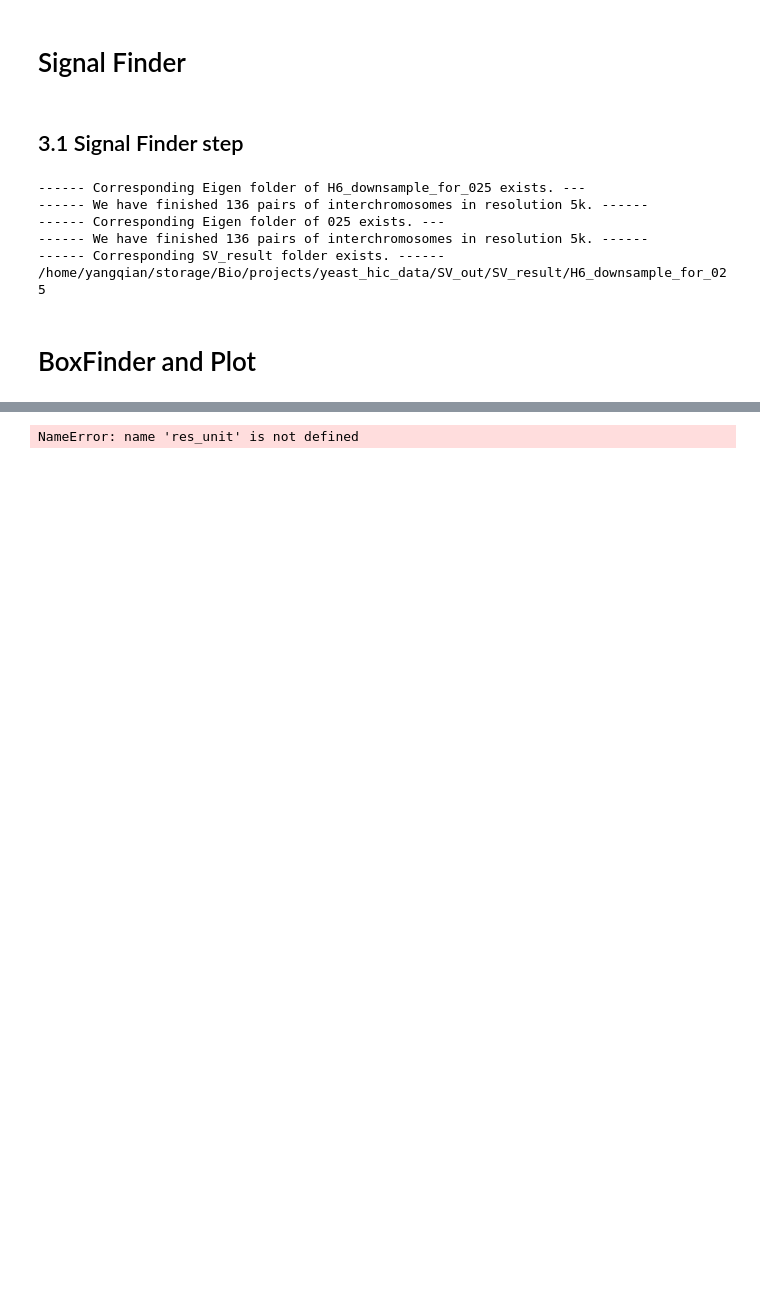
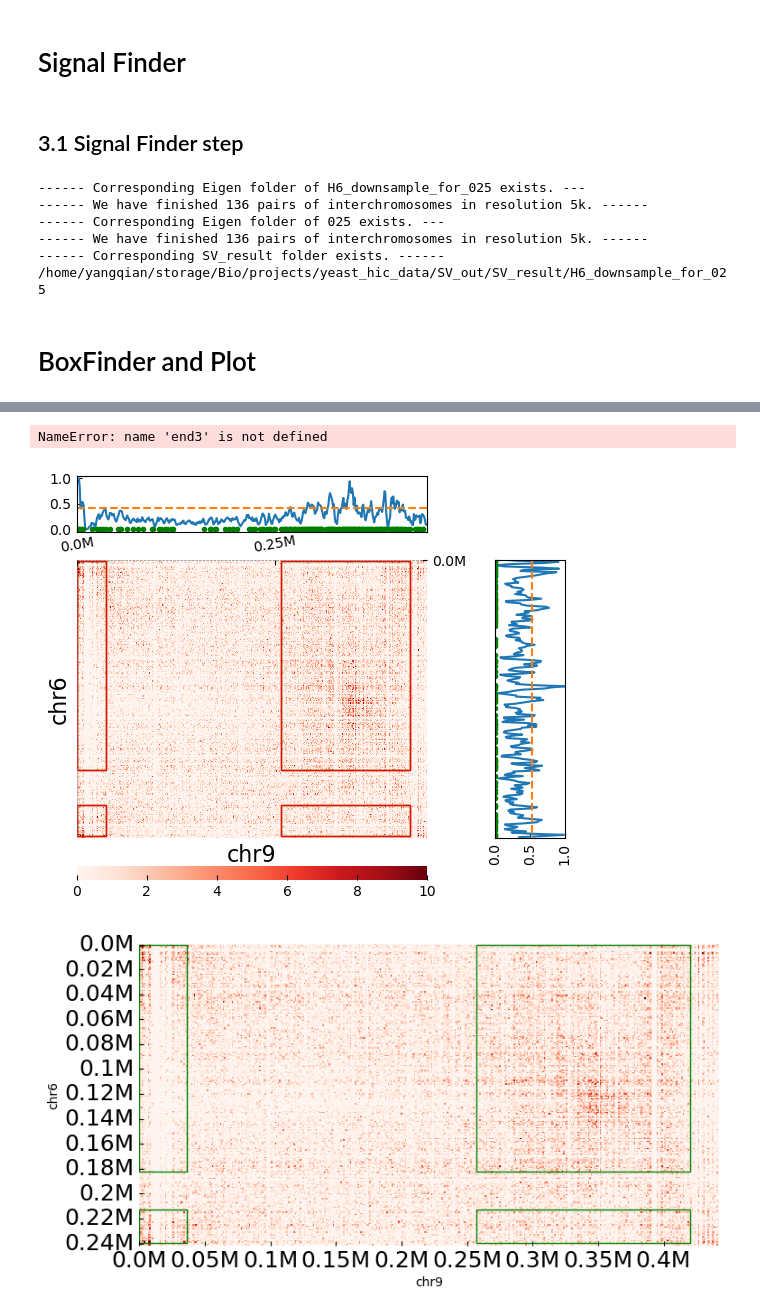
Before and after one commit to dtzxyangq/HiSTra, a Jupyter notebook: feature-yeast.ipynb, the cells around one changed output, grey strips where cells are left out. Cells and saved outputs as stored; diff of their text form; code cells hidden in the pictures; blank space fills up the shorter version.

Commit message:
update feature-yeast, feature-yeast testing pipeline.

```diff
--- a/feature-yeast.ipynb
+++ b/feature-yeast.ipynb
@@ -141,9 +141,22 @@ print(SV_resultpath)
 # %%
 from HiSTra.BoxFinder import *
 deDoc_path = '/home/yangqian/storage/Bio/projects/HiSTra/deDoc/deDoc.jar'
-path = '/home/yangqian/storage/Bio/projects/yeast_hic_data/SV_out/Matrix_aligned/'
-sv_result_path = '/home/yangqian/storage/Bio/projects/yeast_hic_data/SV_out/SV_result/'
-sample_sort = pd.read_csv("/home/yangqian/storage/Bio/projects/yeast_hic_data/SV_out/SV_result/H6_downsample_for_025/H6_downsample_for_025_result_500k_sorted.csv")
-name_sample = 'H6'
-TLplotandBEDproduce(path,name_sample,sample_sort[0:10],1000)
+testDir_mat_aligned = '/home/yangqian/storage/Bio/projects/yeast_hic_data/SV_out/Matrix_aligned/H6_downsample_for_025'
+SV_resultpath = '/home/yangqian/storage/Bio/projects/yeast_hic_data/SV_out/SV_result/H6_downsample_for_025'
+# sample_sort = pd.read_csv("/home/yangqian/storage/Bio/projects/yeast_hic_data/SV_out/SV_result/H6_downsample_for_025/H6_downsample_for_025_result_5k_sorted.csv")
+# name_sample = 'H6_downsample_for_025'
+# TLplotandBEDproduce(path,name_sample,sample_sort[0:10],1000)
+
+for file in os.listdir(SV_resultpath):
+    if fnmatch.fnmatch(file,'*sorted.csv'):
+        sv_result_sort = pd.read_csv(os.path.join(SV_resultpath,file))
+    print(file)
+result_pick_len = deDoc_run(os.path.join(testDir_mat_aligned,'1k'), sv_result_sort, 0.4, deDoc_path, 1000)
+path = os.path.dirname(testDir_mat_aligned)
+sample_name = os.path.basename(testDir_mat_aligned)
+TLplotandBEDproduce(path,sample_name,sv_result_sort[0:result_pick_len],1000)
+# ----- time consumed print -------
+end4 = datetime.now()
+print(f"------ Translocation boxes are saved in {SV_resultpath}")
+print(f"--- Step 4 finish. Translocation boxes are listed. Consuming {end4-end3}. ---")
 # %% [output]
@@ -152 +180,3 @@ H6  SV chromosome pairs: 10
-NameError: name 'res_unit' is not defined
+NameError: name 'end3' is not defined
+[figure, added]
+[figure, added]
```
Also changed, not shown: parts of 1 cell of this notebook.
